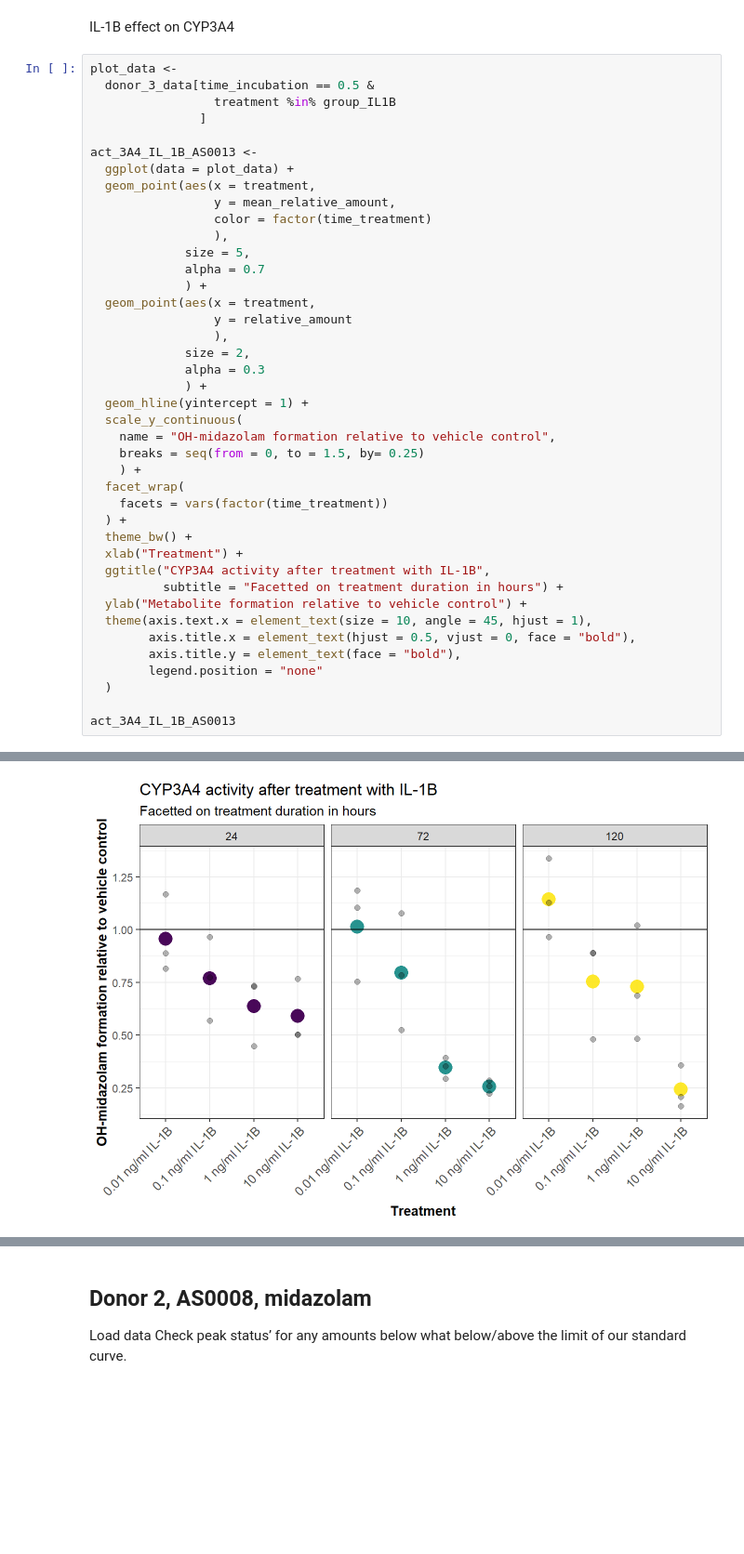
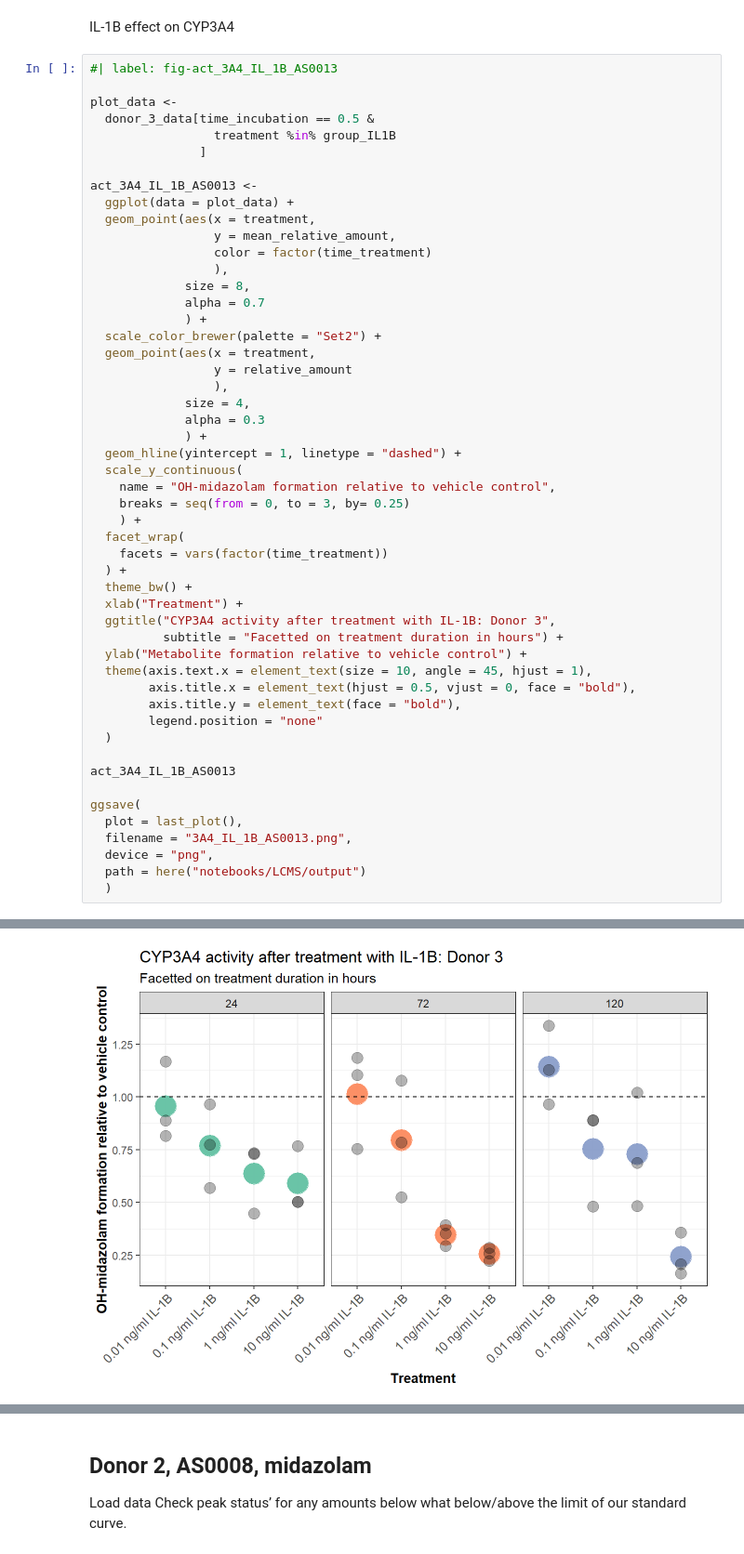
Before and after one commit to andreasludvig/manuscript, a Jupyter notebook: notebooks/LCMS/LCMS.embed.ipynb, the cells around one changed output, grey strips where cells are left out. Shown at 93% size. Saved outputs shown, nothing was run; the diff lists cells and outputs as text; blank space fills up the shorter version.

```diff
--- a/notebooks/LCMS/LCMS.embed.ipynb
+++ b/notebooks/LCMS/LCMS.embed.ipynb
@@ -115,6 +113,8 @@ Saving 7 x 5 in image
 # %% [markdown]
 IL-1B effect on CYP3A4
 # %%
+#| label: fig-act_3A4_IL_1B_AS0013
+
 plot_data <-
   donor_3_data[time_incubation == 0.5 &
                  treatment %in% group_IL1B
@@ -126,26 +126,27 @@ act_3A4_IL_1B_AS0013 <-
                  y = mean_relative_amount,
                  color = factor(time_treatment)
                  ),
-             size = 5,
+             size = 8,
              alpha = 0.7
              ) +
+  scale_color_brewer(palette = "Set2") +
   geom_point(aes(x = treatment,
                  y = relative_amount
                  ),
-             size = 2,
+             size = 4,
              alpha = 0.3
              ) +
-  geom_hline(yintercept = 1) +
+  geom_hline(yintercept = 1, linetype = "dashed") +
   scale_y_continuous(
     name = "OH-midazolam formation relative to vehicle control",
-    breaks = seq(from = 0, to = 1.5, by= 0.25)
+    breaks = seq(from = 0, to = 3, by= 0.25)
     ) +
   facet_wrap(
     facets = vars(factor(time_treatment))
   ) +
   theme_bw() +
   xlab("Treatment") +
-  ggtitle("CYP3A4 activity after treatment with IL-1B",
+  ggtitle("CYP3A4 activity after treatment with IL-1B: Donor 3",
           subtitle = "Facetted on treatment duration in hours") +
   ylab("Metabolite formation relative to vehicle control") +
   theme(axis.text.x = element_text(size = 10, angle = 45, hjust = 1),
@@ -155,4 +156,11 @@ act_3A4_IL_1B_AS0013 <-
   )
 
 act_3A4_IL_1B_AS0013
+
+ggsave(
+  plot = last_plot(),
+  filename = "3A4_IL_1B_AS0013.png",
+  device = "png",
+  path = here("notebooks/LCMS/output")
+  )
 # %% [output]
@@ -159 +168 @@ act_3A4_IL_1B_AS0013
-[figure, old version]
+[figure, new version]
```
Also changed, not shown: parts of 12 cells of this notebook, 19 other files.
